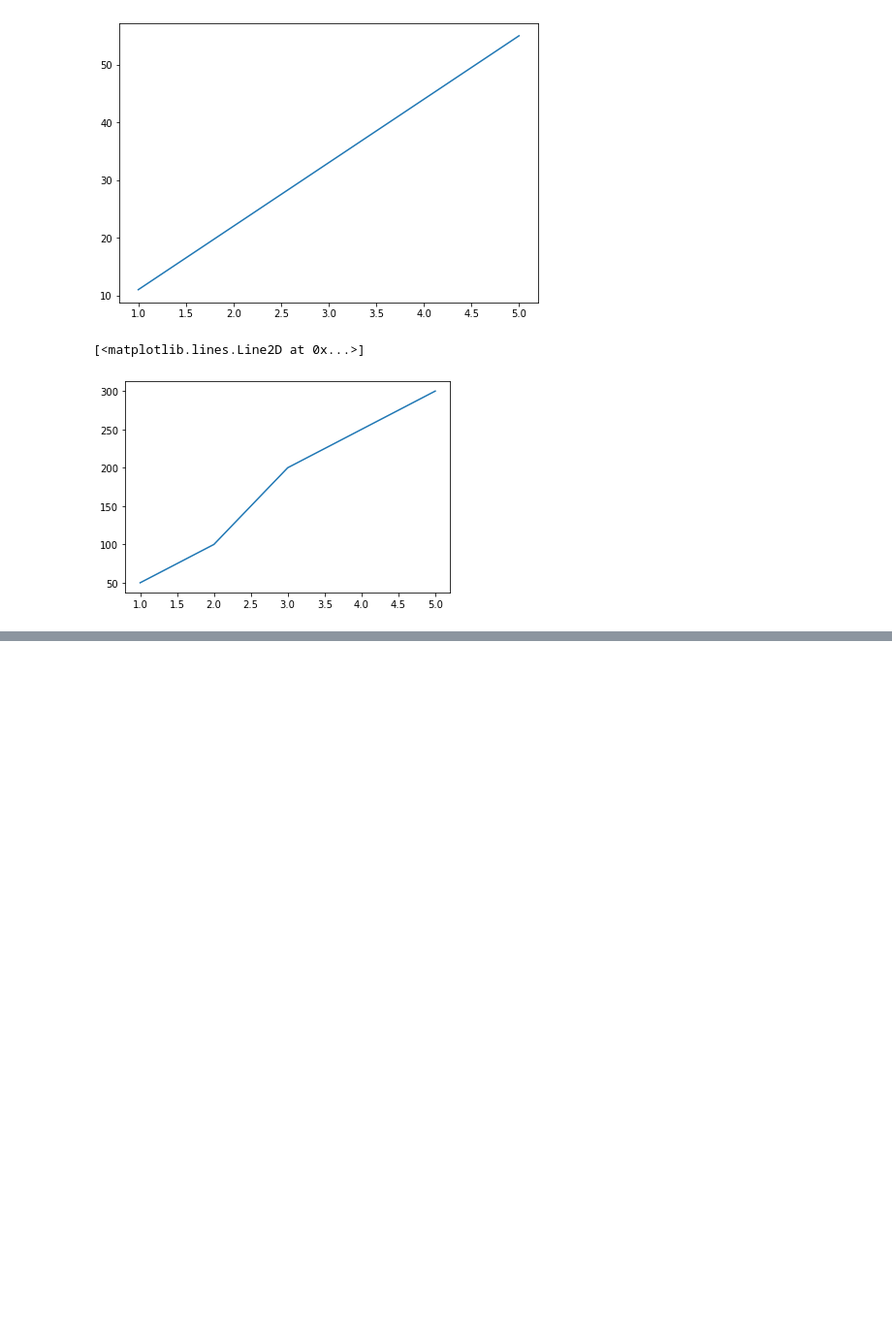
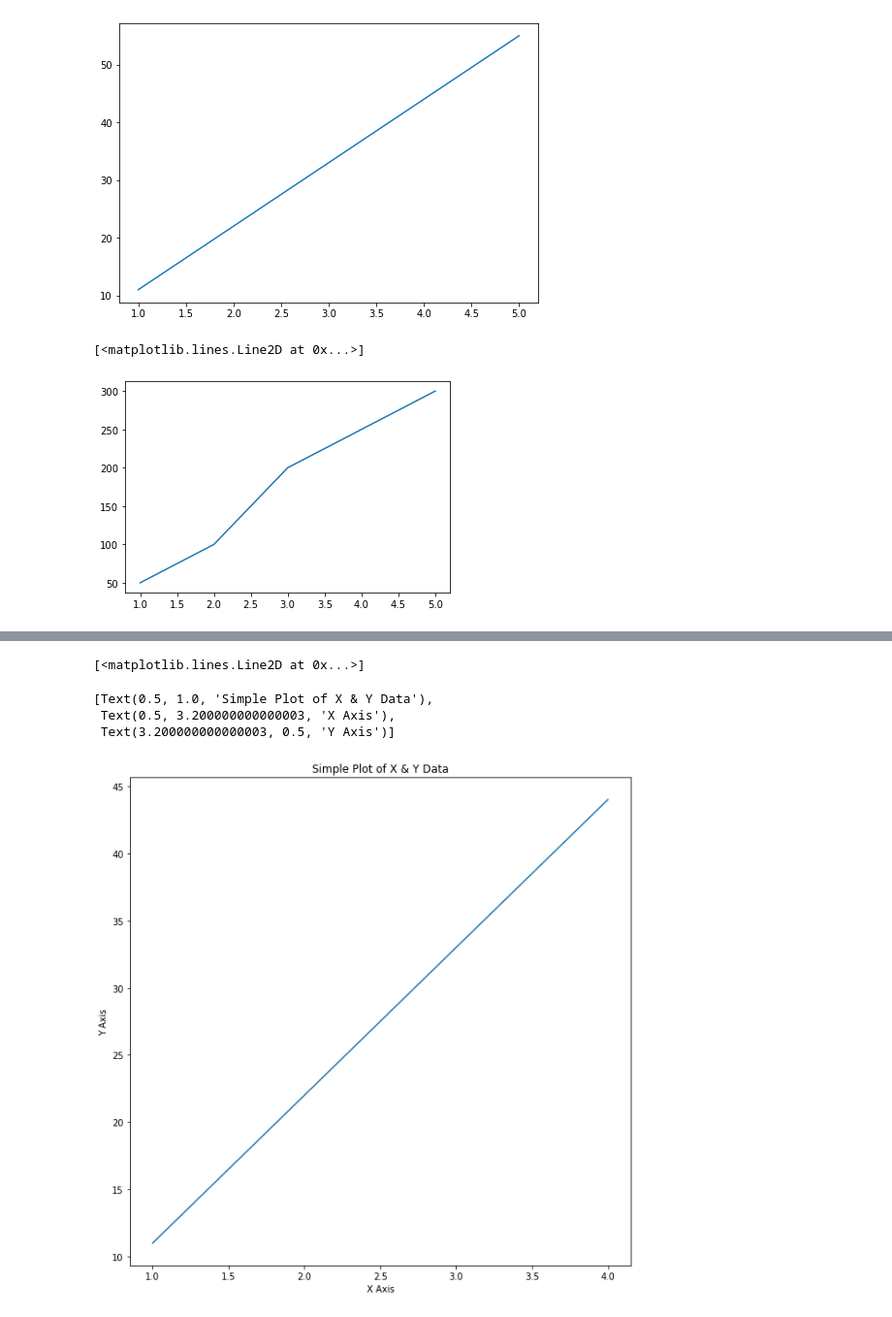
Before and after one commit to edwardsmoses/first-machine-learning-project, a Jupyter notebook: introduction-to-matplotlib.ipynb, the cells around one changed output, grey strips where cells are left out. Shown at 97% size. Drawn from its saved outputs; the diff is of its cells as text; code cells hidden in the pictures; blank space fills up the shorter version.

```diff
--- a/introduction-to-matplotlib.ipynb
+++ b/introduction-to-matplotlib.ipynb
@@ -58,0 +81,17 @@ ax.plot(x, [50,100,200,250,300]) # Add some data...
+# %%
+#3. Plot the Data
+ax.plot(x,y)
+# %% [output]
+[<matplotlib.lines.Line2D at 0x...>]
+# %%
+#4. Customize the Plot
+
+ax.set(title = "Simple Plot of X & Y Data", xlabel = "X Axis", ylabel = "Y Axis")
+# %% [output]
+[Text(0.5, 1.0, 'Simple Plot of X & Y Data'),
+ Text(0.5, 3.200000000000003, 'X Axis'),
+ Text(3.200000000000003, 0.5, 'Y Axis')]
+# %%
+fig
+# %% [output]
+[figure, added]
```
Also changed, not shown: parts of 6 cells of this notebook, 1 other file.
